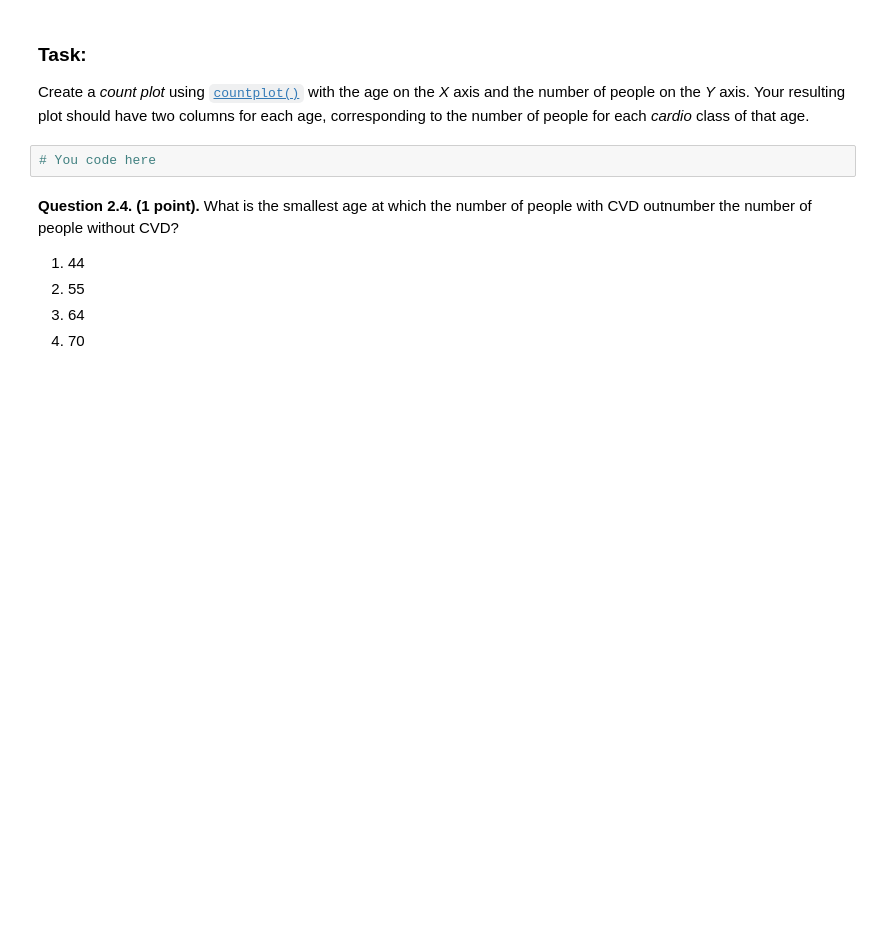
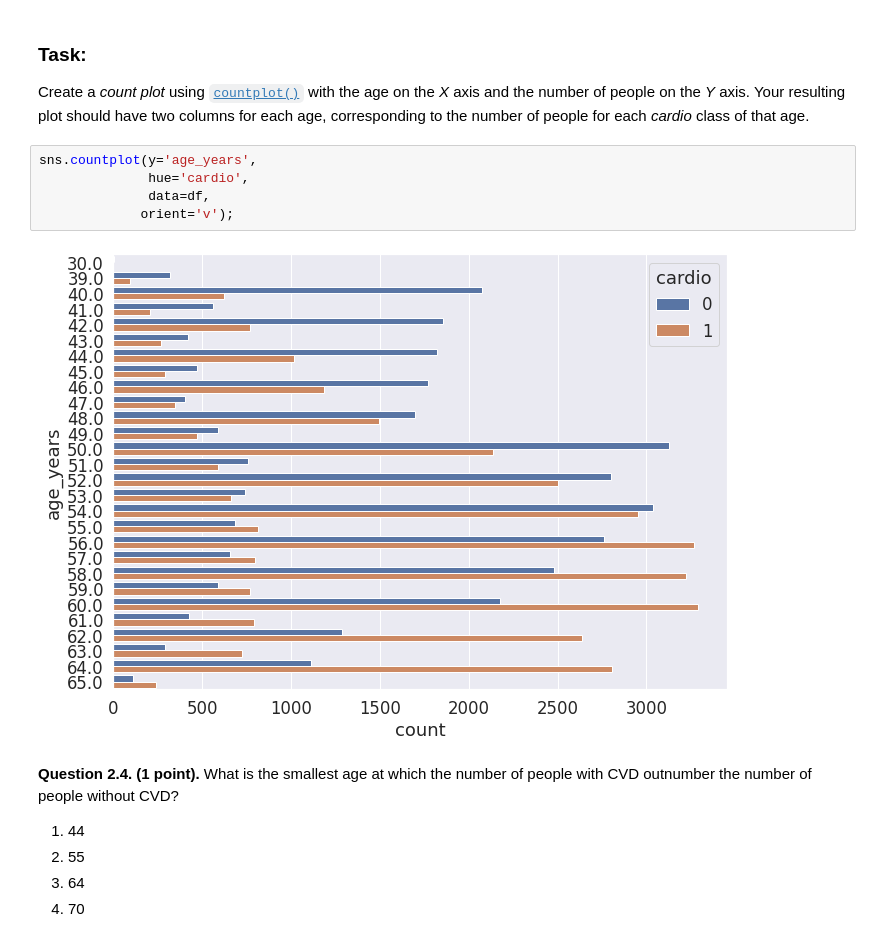
Before and after one commit to akuznetsovsp/mlcourseai_edu_projects, a Jupyter notebook: a2-demo-analyzing-cardiovascular-data.ipynb, the cells around one changed output. Saved outputs shown, nothing was run; the diff lists cells and outputs as text; blank space fills up the shorter version.

```diff
--- a/a2-demo-analyzing-cardiovascular-data.ipynb
+++ b/a2-demo-analyzing-cardiovascular-data.ipynb
@@ -415,8 +440,13 @@ Previously, we calculated the age of the respondents in years at the moment of e
 ### Task:
 
 Create a *count plot* using [`countplot()`](http://seaborn.pydata.org/generated/seaborn.countplot.html) with the age on the *X* axis and the number of people on the *Y* axis. Your resulting plot should have two columns for each age, corresponding to the number of people for each *cardio* class of that age.
-# %%
-# You code here
+# %%
+sns.countplot(y='age_years',
+              hue='cardio',
+              data=df,
+             orient='v');
+# %% [output]
+[figure, added]
 # %% [markdown]
 **Question 2.4. (1 point).** What is the smallest age at which the number of people with CVD outnumber the number of people without CVD?
 
```
Also changed, not shown: parts of 8 cells of this notebook.
